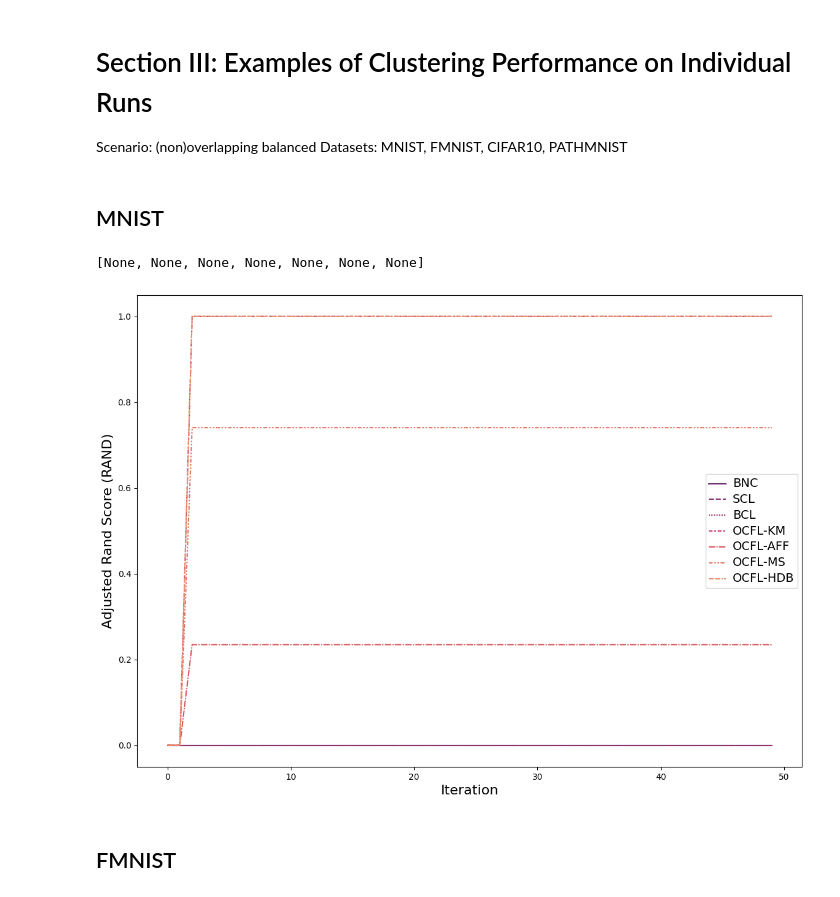
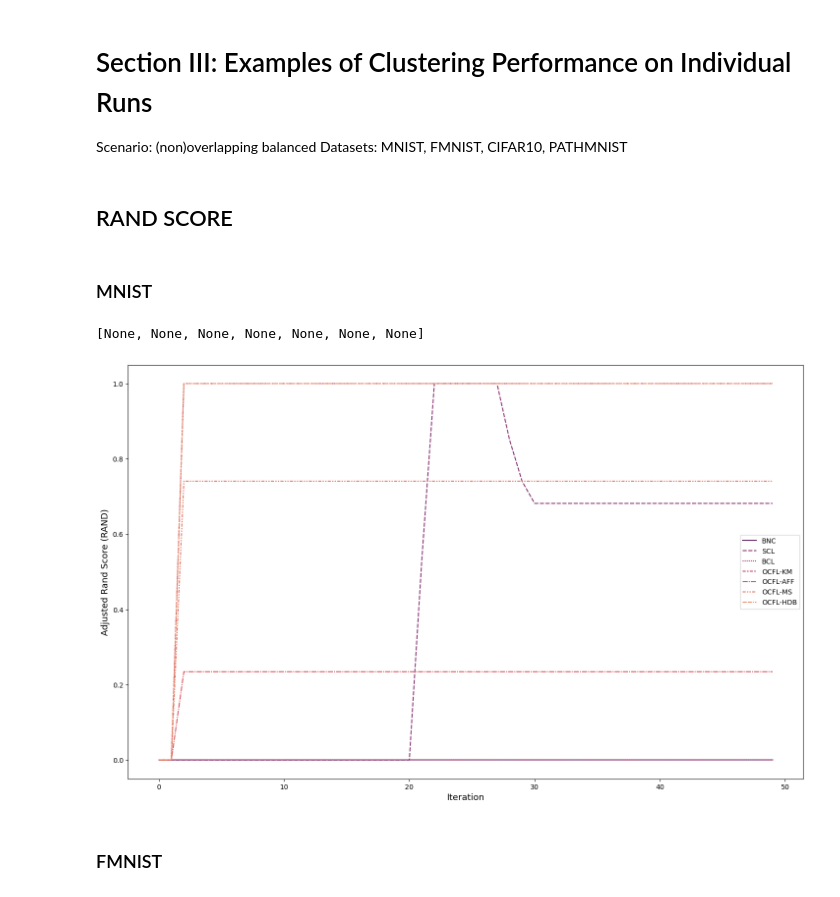
Before and after one commit to MKZuziak/MKZ_PhD_Archive, a Jupyter notebook: Chapter_7/Notebook_III_algorithms_evaluation.ipynb, the cells around one changed output. Drawn from its saved outputs; the diff is of its cells as text; code cells hidden in the pictures.

Commit message:
Changes the notebook to fit the style and format of the Thesis

```diff
--- a/Chapter_7/Notebook_III_algorithms_evaluation.ipynb
+++ b/Chapter_7/Notebook_III_algorithms_evaluation.ipynb
@@ -16 +57,9 @@ RendererRegistry.enable('browser')
+# %%
+GENERAL_RATIO = set_size(width='thesis', fraction=3.0)
+SPECIAL_RATIO = set_size(width='thesis', fraction=5.0)
+
+Y_LABEL_FONT = 13
+X_LABEL_FONT = 13
+TITLE_FONT = 15
+ANOT_FONT = 10
 # %% [markdown]
@@ -506,48 +385,50 @@ ga = base.mark_tick(size=10).encode(
 # Section III: Examples of Clustering Performance on Individual Runs
 Scenario: (non)overlapping balanced
 Datasets: MNIST, FMNIST, CIFAR10, PATHMNIST
+# %% [markdown]
+## RAND SCORE
 # %% [markdown]
-## MNIST
+### MNIST
 # %%
 ROOT = os.path.join(os.getcwd(), 'experiments/MNIST/nonoverlaping/balanced/15')
 BASELINE_ATT = pd.read_csv(os.path.join(ROOT, 'baseline_MNIST_nonoverlaping_balanced_15/results/cluster_id_mapping.csv'))
-SATTLER_ATT = pd.read_csv(os.path.join(ROOT, 'sattler_MNIST_nonoverlaping_balanced_15/results/cluster_id_mapping.csv'))
+SATTLER_ATT = pd.read_csv(os.path.join(ROOT, 'sattler_MNIST_nonoverlaping_balanced_15_old/results/cluster_id_mapping.csv'))
 BRIGGS_ATT = pd.read_csv(os.path.join(ROOT, 'briggs_MNIST_nonoverlaping_balanced_15/results/cluster_id_mapping.csv'))
 KMEANS_ATT = pd.read_csv(os.path.join(ROOT, 'kmeans_MNIST_nonoverlaping_balanced_15/results/cluster_id_mapping.csv'))
 AFFINITY_ATT = pd.read_csv(os.path.join(ROOT, 'affinity_MNIST_nonoverlaping_balanced_15/results/cluster_id_mapping.csv'))
 MEAN_SHIFT_ATT = pd.read_csv(os.path.join(ROOT, 'meanshift_MNIST_nonoverlaping_balanced_15/results/cluster_id_mapping.csv'))
 HDBSCAN_ATT = pd.read_csv(os.path.join(ROOT, 'HDBSCAN_MNIST_nonoverlaping_balanced_15/results/cluster_id_mapping.csv'))
 
 TRUE_LABELS = [1, 1, 1, 1, 1, 2, 2, 2, 2, 2, 3, 3, 3, 3, 3]
 BASELINE_ATT_GROUPED = BASELINE_ATT.apply(label_clusters, axis=1)
 SATTLER_ATT_GROUPED = SATTLER_ATT.apply(label_clusters, axis=1)
 BRIGGS_ATT_GROUPED = BRIGGS_ATT.apply(label_clusters, axis=1)
 KMEANS_ATT_GROUPED = KMEANS_ATT.apply(label_clusters, axis=1)
 AFFINITY_ATT_GROUPED = AFFINITY_ATT.apply(label_clusters, axis=1)
 MEAN_SHIFT_ATT_GROUPED = MEAN_SHIFT_ATT.apply(label_clusters, axis=1)
 HDBSCAN_ATT_GROUPED = HDBSCAN_ATT.apply(label_clusters, axis=1)
 
 RAND_SCORES = pd.DataFrame(columns=['BNC', 'SCL', 'BCL', 'OCFL-KM', 'OCFL-AFF', 'OCFL-MS', 'OCFL-HDB'], index=range(50))
 RAND_SCORES['BNC'] = BASELINE_ATT_GROUPED.apply(calculate_metric, metric = metrics.adjusted_rand_score, true_labels = TRUE_LABELS, axis=1)
 RAND_SCORES['SCL'] = SATTLER_ATT_GROUPED.apply(calculate_metric, metric = metrics.adjusted_rand_score, true_labels = TRUE_LABELS, axis=1)
 RAND_SCORES['BCL'] = BRIGGS_ATT_GROUPED.apply(calculate_metric, metric = metrics.adjusted_rand_score, true_labels = TRUE_LABELS, axis=1)
 RAND_SCORES['OCFL-KM'] = KMEANS_ATT_GROUPED.apply(calculate_metric, metric = metrics.adjusted_rand_score, true_labels = TRUE_LABELS, axis=1)
 RAND_SCORES['OCFL-AFF'] = AFFINITY_ATT_GROUPED.apply(calculate_metric, metric = metrics.adjusted_rand_score, true_labels = TRUE_LABELS, axis=1)
 RAND_SCORES['OCFL-MS'] = MEAN_SHIFT_ATT_GROUPED.apply(calculate_metric, metric = metrics.adjusted_rand_score, true_labels = TRUE_LABELS, axis=1)
 RAND_SCORES['OCFL-HDB'] = HDBSCAN_ATT_GROUPED.apply(calculate_metric, metric = metrics.adjusted_rand_score, true_labels = TRUE_LABELS, axis=1)
 
 #RAND_SCORES.plot(figsize=(10, 7), title='Adjusted Rand Score')
-fig, ax = plt.subplots(figsize=(14, 10))
-ax.set_ylabel("Adjusted Rand Score (RAND)", fontsize=16)
-ax.set_xlabel("Iteration", fontsize=16)
+fig, ax = plt.subplots(figsize=GENERAL_RATIO)
+ax.set_ylabel("Adjusted Rand Score (RAND)", fontsize=Y_LABEL_FONT)
+ax.set_xlabel("Iteration", fontsize=X_LABEL_FONT)
 sns.lineplot(RAND_SCORES, ax=ax, palette='flare_r')
-plt.setp(ax.get_legend().get_texts(), fontsize='14')
+plt.setp(ax.get_legend().get_texts(), fontsize=ANOT_FONT)
 #fig.legend(prop={'size': 15})
 # %% [output]
 [None, None, None, None, None, None, None]
-[figure, old version]
+[figure, new version]
 # %% [markdown]
-## FMNIST
+### FMNIST
 # %%
 ROOT = os.path.join(os.getcwd(), 'experiments/FMNIST/nonoverlaping/balanced/15')
 BASELINE_ATT = pd.read_csv(os.path.join(ROOT, 'baseline_FMNIST_nonoverlaping_balanced_15/results/cluster_id_mapping.csv'))
```
Also changed, not shown: parts of 14 cells of this notebook, 1 other file.
